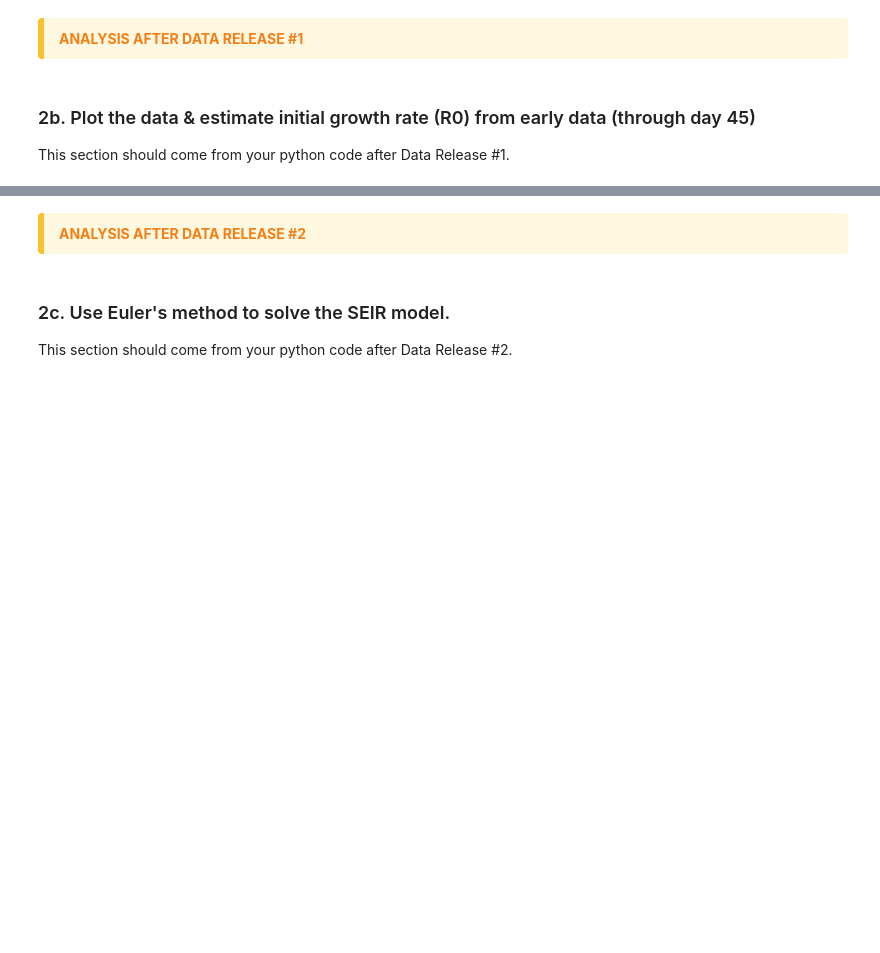
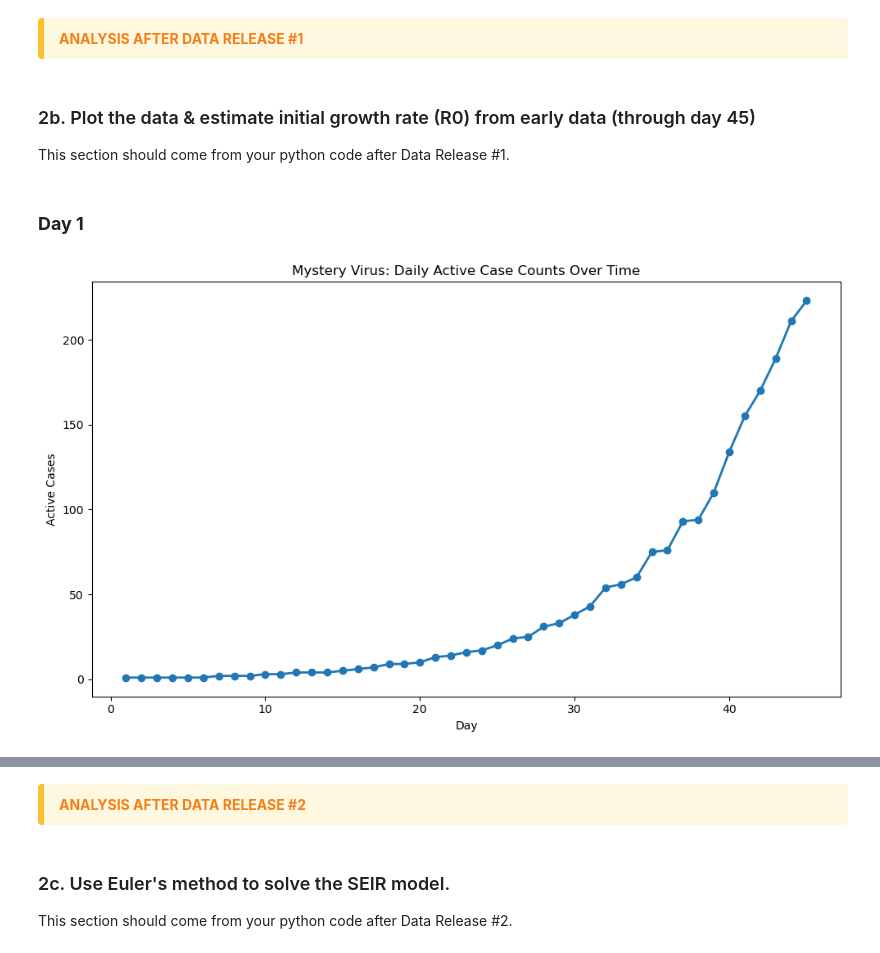
Before and after one commit to willdm1/Module-2-Epidemics-SIR-Modeling, a Jupyter notebook: Official_student_final_notebook.ipynb, the cells around one changed output, grey strips where cells are left out. Saved outputs shown, nothing was run; the diff lists cells and outputs as text; code cells hidden in the pictures; blank space fills up the shorter version.

```diff
--- a/Official_student_final_notebook.ipynb
+++ b/Official_student_final_notebook.ipynb
@@ -47,3 +47,15 @@ Finally, we used the course-provided `viruses.html` visualization to identify di
 # %% [markdown]
 ### 2b. Plot the data & estimate initial growth rate (R0) from early data (through day 45)
 This section should come from your python code after Data Release #1.
+# %%
+from IPython.display import display, Markdown
+
+def step(title: str):
+    display(Markdown(f"### **{title}**"))
+
+step("Day 1")
+import main
+main.exploratory_analysis_day1()
+# %% [output]
+### **Day 1**
+[figure, added]
```
Also changed, not shown: parts of 3 cells of this notebook, 1 other file.
